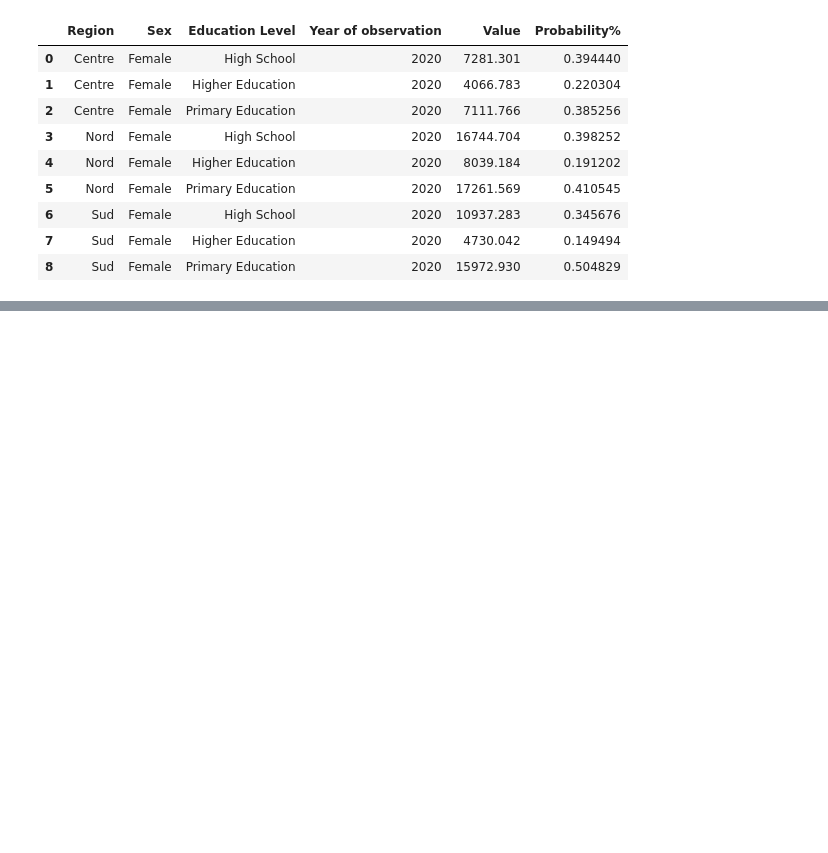
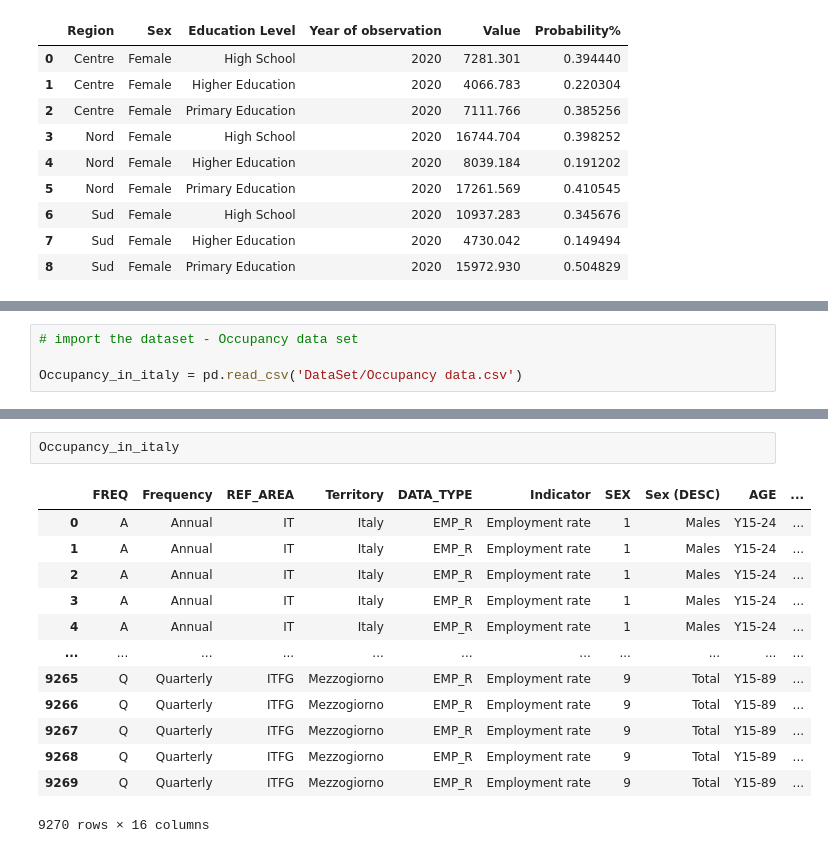
Before and after one commit to Cecilia8989/PfDA_Assignement, a Jupyter notebook: PfDA_Project_1.ipynb, the cells around one changed output, grey strips where cells are left out. Drawn from its saved outputs; the diff is of its cells as text; blank space fills up the shorter version.

Commit message:
Occupancy dataset

```diff
--- a/PfDA_Project_1.ipynb
+++ b/PfDA_Project_1.ipynb
@@ -541,0 +526,4 @@ Create DataFrame:
+# %%
+# import the dataset - Occupancy data set
+
+Occupancy_in_italy = pd.read_csv('DataSet/Occupancy data.csv')
@@ -541,0 +538,16 @@ Create DataFrame:
+# %%
+Occupancy_in_italy
+# %% [output]
+|  | FREQ | Frequency | REF_AREA | Territory | DATA_TYPE | Indicator | SEX | Sex (DESC) | AGE | ... |
+| 0 | A | Annual | IT | Italy | EMP_R | Employment rate | 1 | Males | Y15-24 | ... |
+| 1 | A | Annual | IT | Italy | EMP_R | Employment rate | 1 | Males | Y15-24 | ... |
+| 2 | A | Annual | IT | Italy | EMP_R | Employment rate | 1 | Males | Y15-24 | ... |
+| 3 | A | Annual | IT | Italy | EMP_R | Employment rate | 1 | Males | Y15-24 | ... |
+| 4 | A | Annual | IT | Italy | EMP_R | Employment rate | 1 | Males | Y15-24 | ... |
+| ... | ... | ... | ... | ... | ... | ... | ... | ... | ... | ... |
+| 9265 | Q | Quarterly | ITFG | Mezzogiorno | EMP_R | Employment rate | 9 | Total | Y15-89 | ... |
+| 9266 | Q | Quarterly | ITFG | Mezzogiorno | EMP_R | Employment rate | 9 | Total | Y15-89 | ... |
+| 9267 | Q | Quarterly | ITFG | Mezzogiorno | EMP_R | Employment rate | 9 | Total | Y15-89 | ... |
+| 9268 | Q | Quarterly | ITFG | Mezzogiorno | EMP_R | Employment rate | 9 | Total | Y15-89 | ... |
+| 9269 | Q | Quarterly | ITFG | Mezzogiorno | EMP_R | Employment rate | 9 | Total | Y15-89 | ... |
+9270 rows × 16 columns
```
Also changed, not shown: parts of 7 cells of this notebook, 1 other file.
